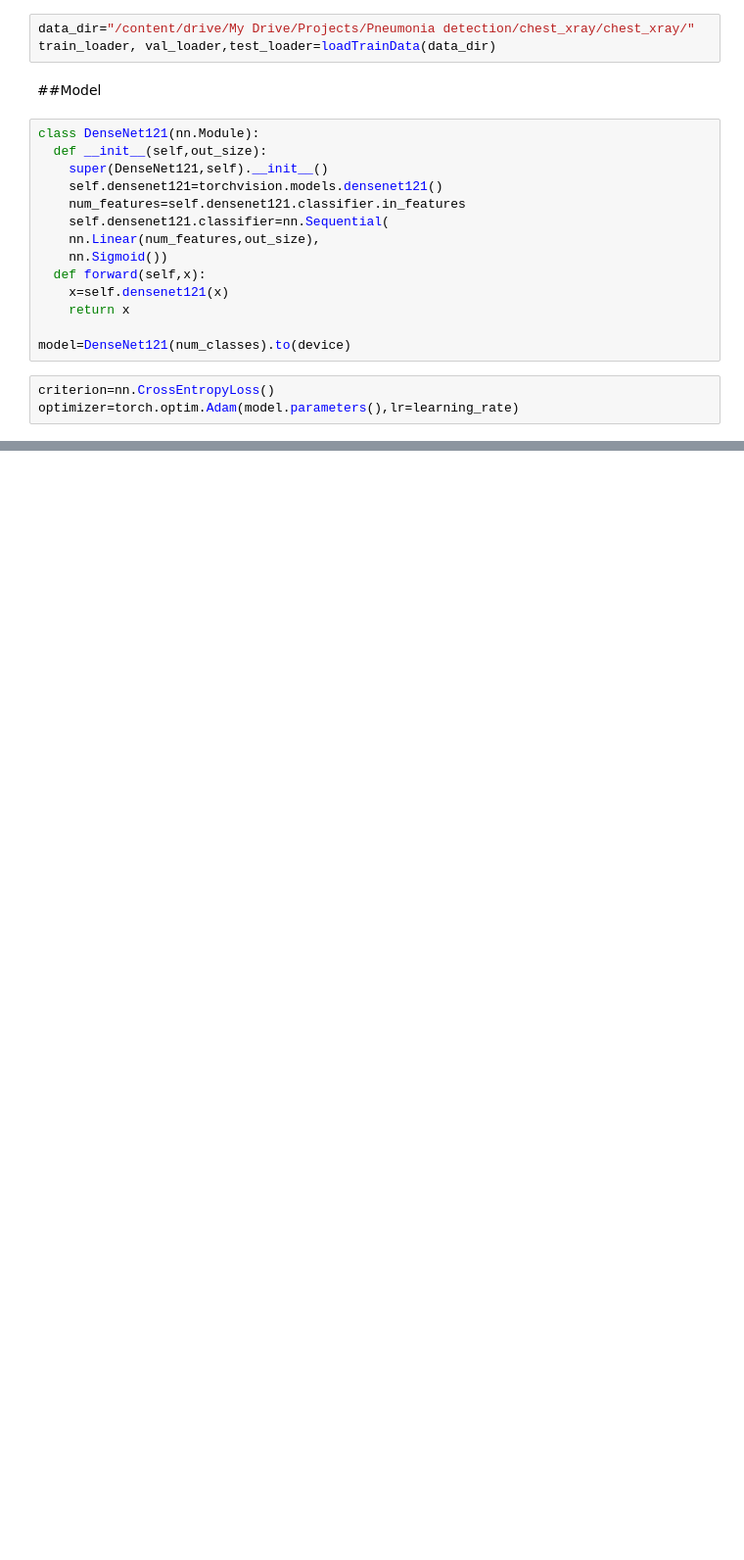
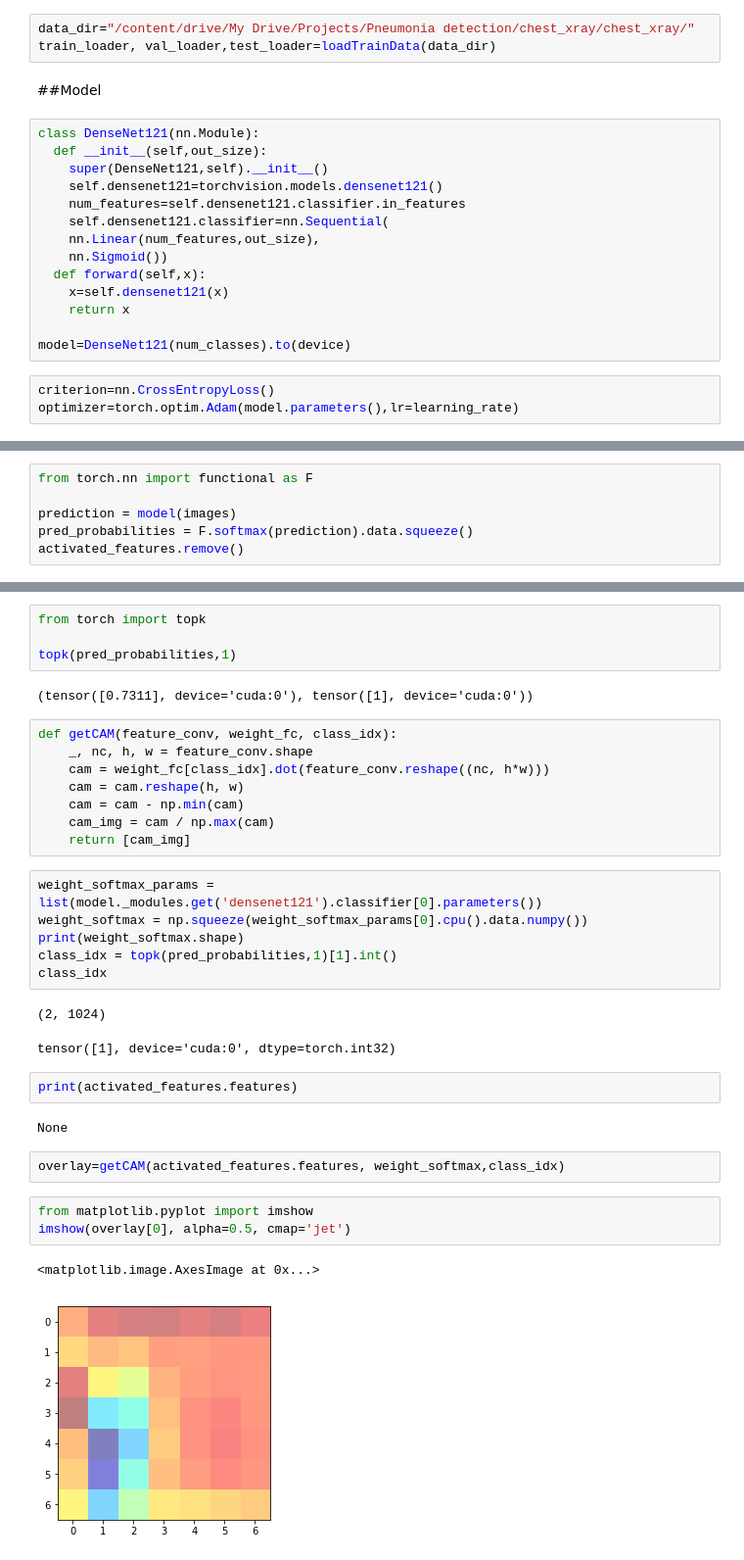
Before and after one commit to MicroprocessorX069/CheXNET-, a Jupyter notebook: ChestXRay_Classification.ipynb, the cells around one changed output, grey strips where cells are left out. Shown: that part at 98% size. Cells and saved outputs as stored; diff of their text form; blank space fills up the shorter version.

```diff
--- a/ChestXRay_Classification.ipynb
+++ b/ChestXRay_Classification.ipynb
@@ -107,0 +154,6 @@ Epoch [1/1], Step [1000/1044], Loss: 0.5133
+# %%
+from torch.nn import functional as F
+
+prediction = model(images)
+pred_probabilities = F.softmax(prediction).data.squeeze()
+activated_features.remove()
@@ -107,0 +164,35 @@ Epoch [1/1], Step [1000/1044], Loss: 0.5133
+# %%
+from torch import topk
+
+topk(pred_probabilities,1)
+# %% [output]
+(tensor([0.7311], device='cuda:0'), tensor([1], device='cuda:0'))
+# %%
+def getCAM(feature_conv, weight_fc, class_idx):
+    _, nc, h, w = feature_conv.shape
+    cam = weight_fc[class_idx].dot(feature_conv.reshape((nc, h*w)))
+    cam = cam.reshape(h, w)
+    cam = cam - np.min(cam)
+    cam_img = cam / np.max(cam)
+    return [cam_img]
+# %%
+weight_softmax_params = list(model._modules.get('densenet121').classifier[0].parameters())
+weight_softmax = np.squeeze(weight_softmax_params[0].cpu().data.numpy())
+print(weight_softmax.shape)
+class_idx = topk(pred_probabilities,1)[1].int()
+class_idx
+# %% [output]
+(2, 1024)
+tensor([1], device='cuda:0', dtype=torch.int32)
+# %%
+print(activated_features.features)
+# %% [output]
+None
+# %%
+overlay=getCAM(activated_features.features, weight_softmax,class_idx)
+# %%
+from matplotlib.pyplot import imshow
+imshow(overlay[0], alpha=0.5, cmap='jet')
+# %% [output]
+<matplotlib.image.AxesImage at 0x...>
+[figure, added]
```
Also changed, not shown: parts of 19 cells of this notebook.
